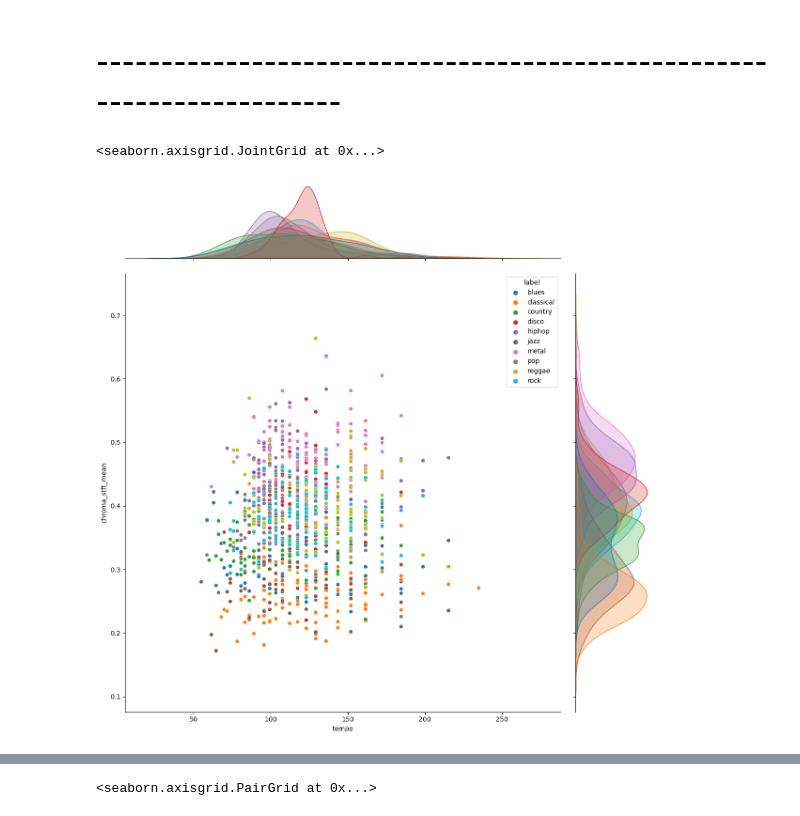
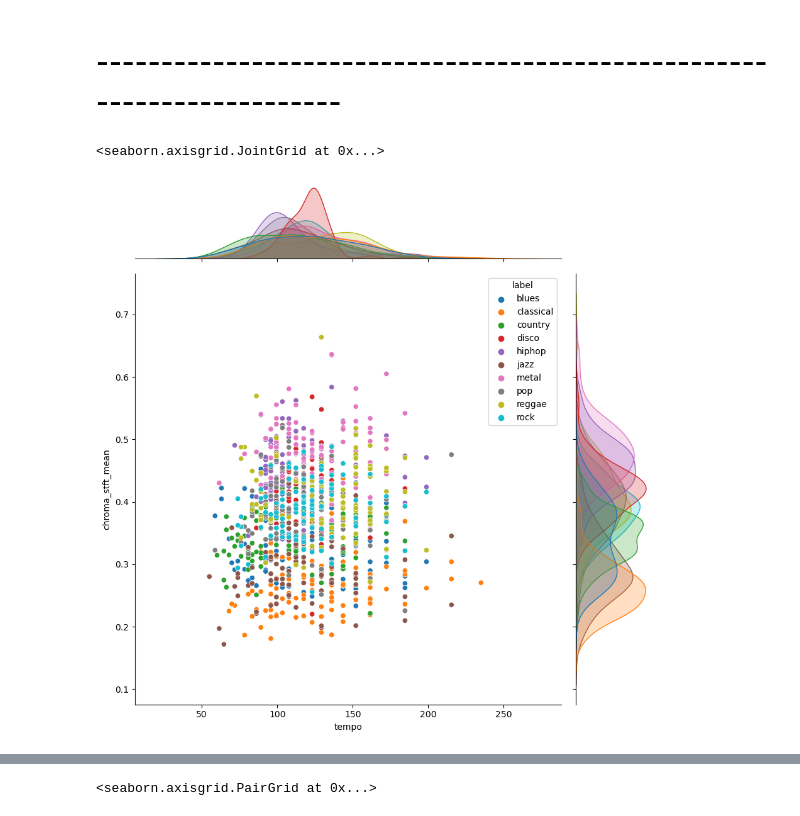
Before and after one commit to COGS118A/Group007-SP23, a Jupyter notebook: Checkpoint_Group007-SP23.ipynb, the cells around one changed output, grey strips where cells are left out. Cells and saved outputs as stored; diff of their text form; code cells hidden in the pictures.

```diff
--- a/Checkpoint_Group007-SP23.ipynb
+++ b/Checkpoint_Group007-SP23.ipynb
@@ -245,10 +256,10 @@ plt.show()
 # sns.catplot(data=df_raw, x=df_raw['tempo'], y=df_raw['chroma_stft_mean'], hue='label', kind='boxen', height=12)
 # %%
 sns.jointplot(data=df_raw, x=df_raw['tempo'], y=df_raw['chroma_stft_mean'],
-              hue='label', kind='scatter', height=12)
+              hue='label', kind='scatter', height=9)
 # group by genres, and put data points onto the canvas
 # %% [output]
 <seaborn.axisgrid.JointGrid at 0x...>
-[figure, old version]
+[figure, new version]
 # %%
 sns.jointplot(data=df_raw, x=df_raw['spectral_centroid_mean'], y=df_raw['spectral_bandwidth_mean'],
```
Also changed, not shown: parts of 22 cells of this notebook.
